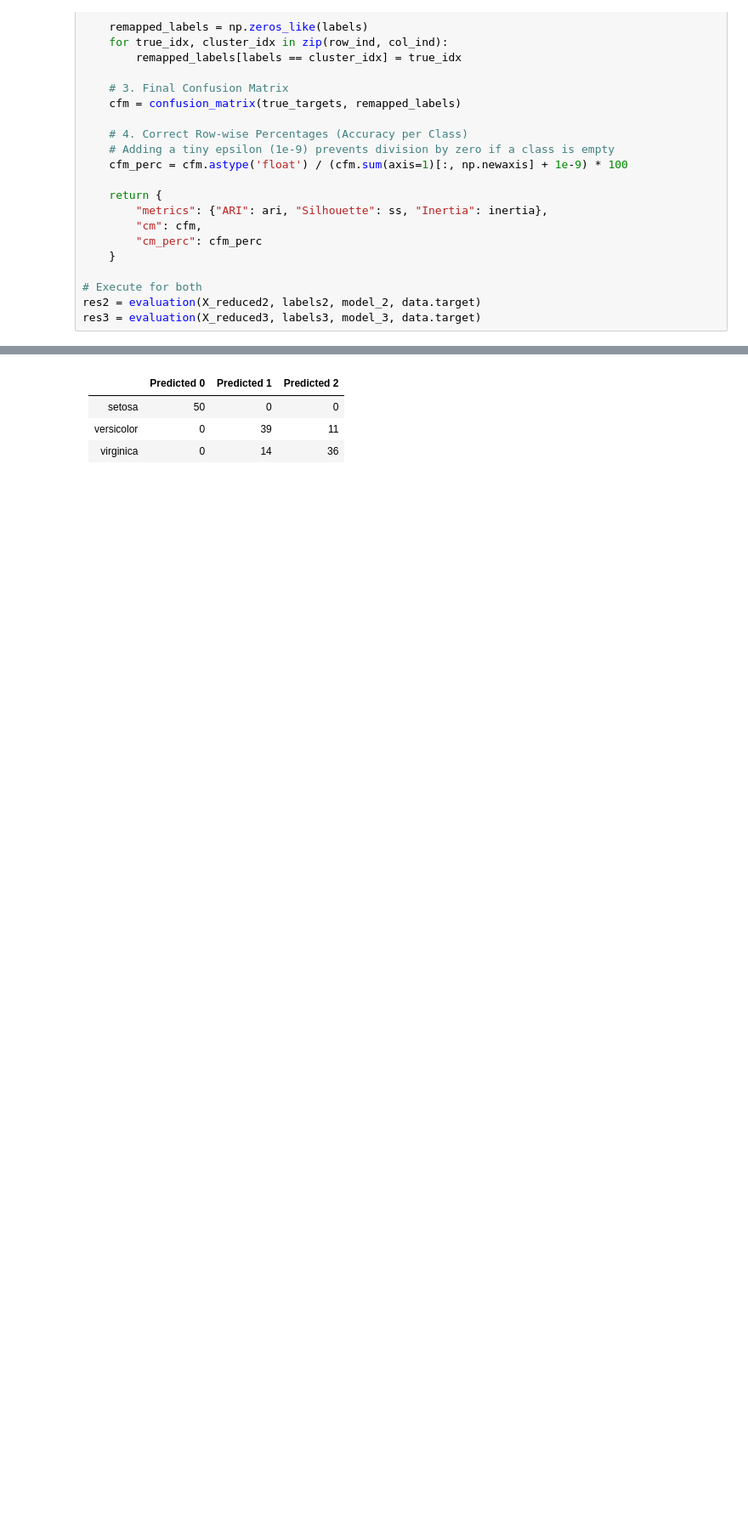
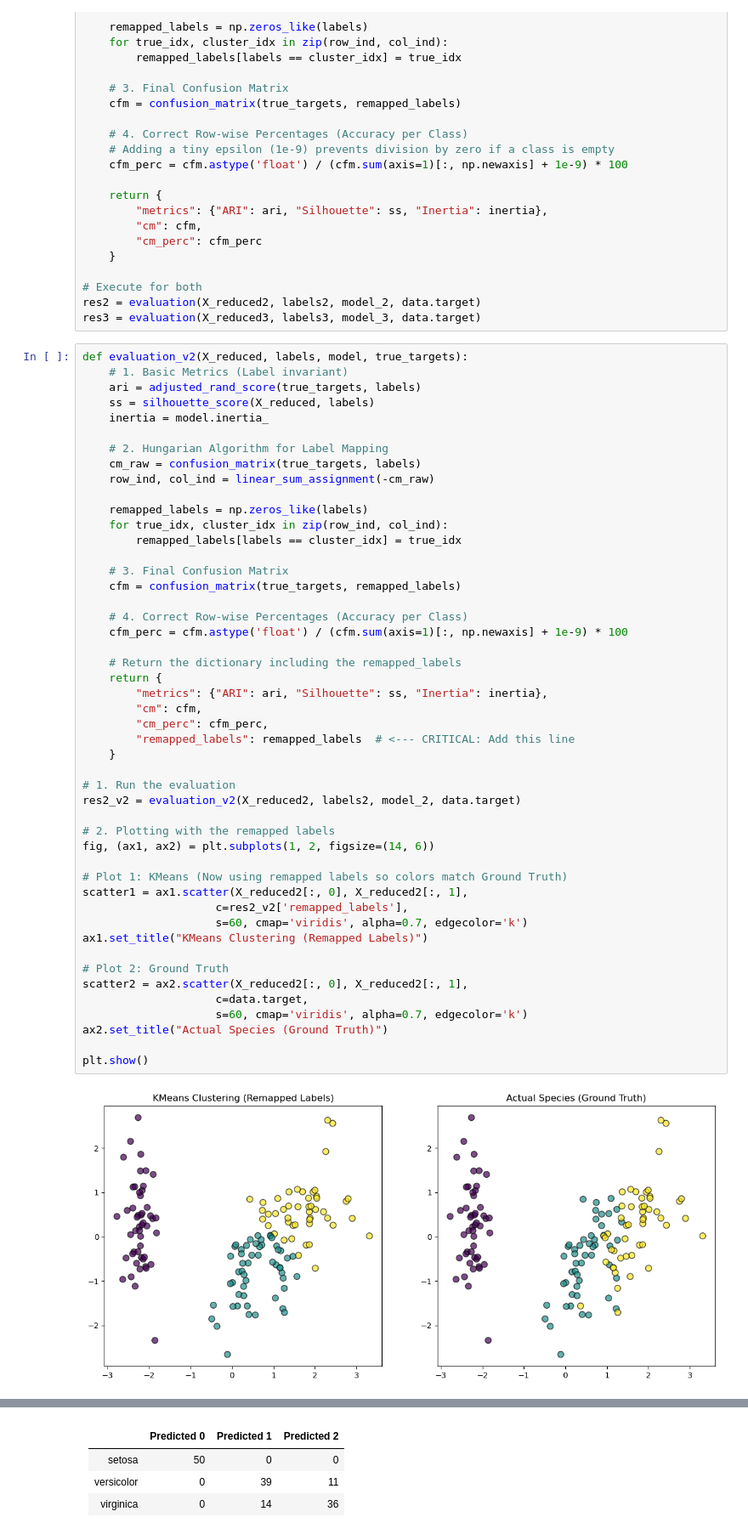
Before and after one commit to thaopham98/DataScience, a Jupyter notebook: python_analysis/A9-Dimentional Reduction.ipynb, the cells around one changed output, grey strips where cells are left out. Shown at 85% size. Drawn from its saved outputs; the diff is of its cells as text; blank space fills up the shorter version.

```diff
--- a/python_analysis/A9-Dimentional Reduction.ipynb
+++ b/python_analysis/A9-Dimentional Reduction.ipynb
@@ -968,6 +992,56 @@ def evaluation(X_reduced, labels, model, true_targets):
 # Execute for both
 res2 = evaluation(X_reduced2, labels2, model_2, data.target)
 res3 = evaluation(X_reduced3, labels3, model_3, data.target)
+# %%
+def evaluation_v2(X_reduced, labels, model, true_targets):
+    # 1. Basic Metrics (Label invariant)
+    ari = adjusted_rand_score(true_targets, labels)
+    ss = silhouette_score(X_reduced, labels)
+    inertia = model.inertia_
+
+    # 2. Hungarian Algorithm for Label Mapping
+    cm_raw = confusion_matrix(true_targets, labels)
+    row_ind, col_ind = linear_sum_assignment(-cm_raw)
+
+    remapped_labels = np.zeros_like(labels)
+    for true_idx, cluster_idx in zip(row_ind, col_ind):
+        remapped_labels[labels == cluster_idx] = true_idx
+
+    # 3. Final Confusion Matrix
+    cfm = confusion_matrix(true_targets, remapped_labels)
+
+    # 4. Correct Row-wise Percentages (Accuracy per Class)
+    cfm_perc = cfm.astype('float') / (cfm.sum(axis=1)[:, np.newaxis] + 1e-9) * 100
+
+    # Return the dictionary including the remapped_labels
+    return {
+        "metrics": {"ARI": ari, "Silhouette": ss, "Inertia": inertia},
+        "cm": cfm,
+        "cm_perc": cfm_perc,
+        "remapped_labels": remapped_labels  # <--- CRITICAL: Add this line
+    }
+
+# 1. Run the evaluation
+res2_v2 = evaluation_v2(X_reduced2, labels2, model_2, data.target)
+
+# 2. Plotting with the remapped labels
+fig, (ax1, ax2) = plt.subplots(1, 2, figsize=(14, 6))
+
+# Plot 1: KMeans (Now using remapped labels so colors match Ground Truth)
+scatter1 = ax1.scatter(X_reduced2[:, 0], X_reduced2[:, 1],
+                    c=res2_v2['remapped_labels'],
+                    s=60, cmap='viridis', alpha=0.7, edgecolor='k')
+ax1.set_title("KMeans Clustering (Remapped Labels)")
+
+# Plot 2: Ground Truth
+scatter2 = ax2.scatter(X_reduced2[:, 0], X_reduced2[:, 1],
+                    c=data.target,
+                    s=60, cmap='viridis', alpha=0.7, edgecolor='k')
+ax2.set_title("Actual Species (Ground Truth)")
+
+plt.show()
+# %% [output]
+[figure, added]
 # %%
 fig, axes = plt.subplots(2, 2, figsize=(14, 12))
 results = [res2, res3]
```
Also changed, not shown: parts of 10 cells of this notebook.
